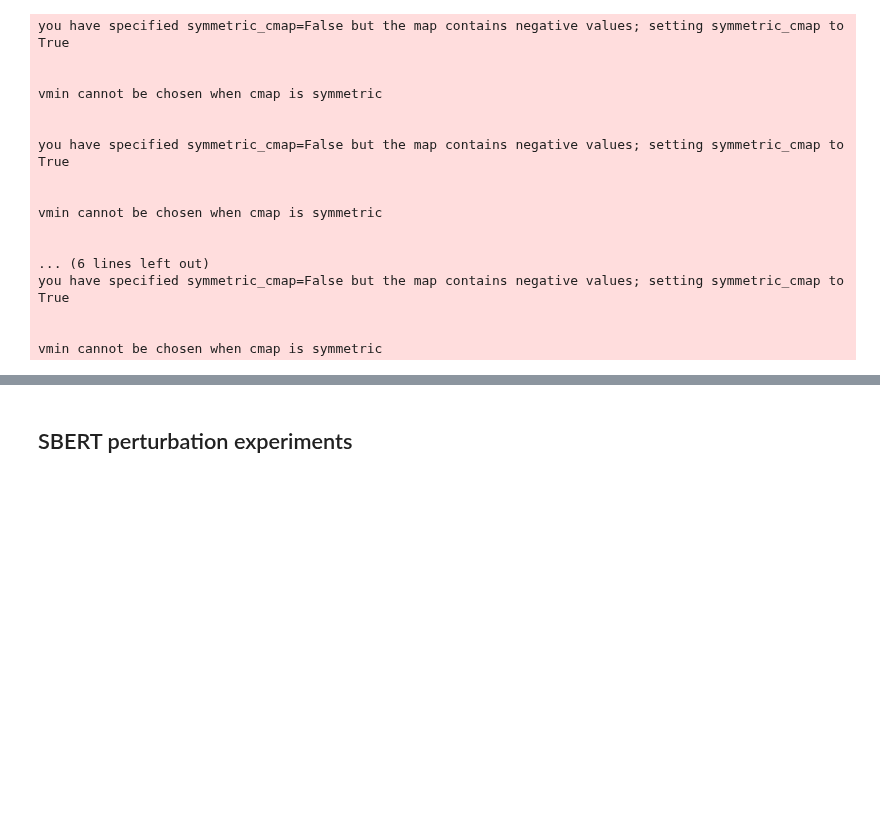
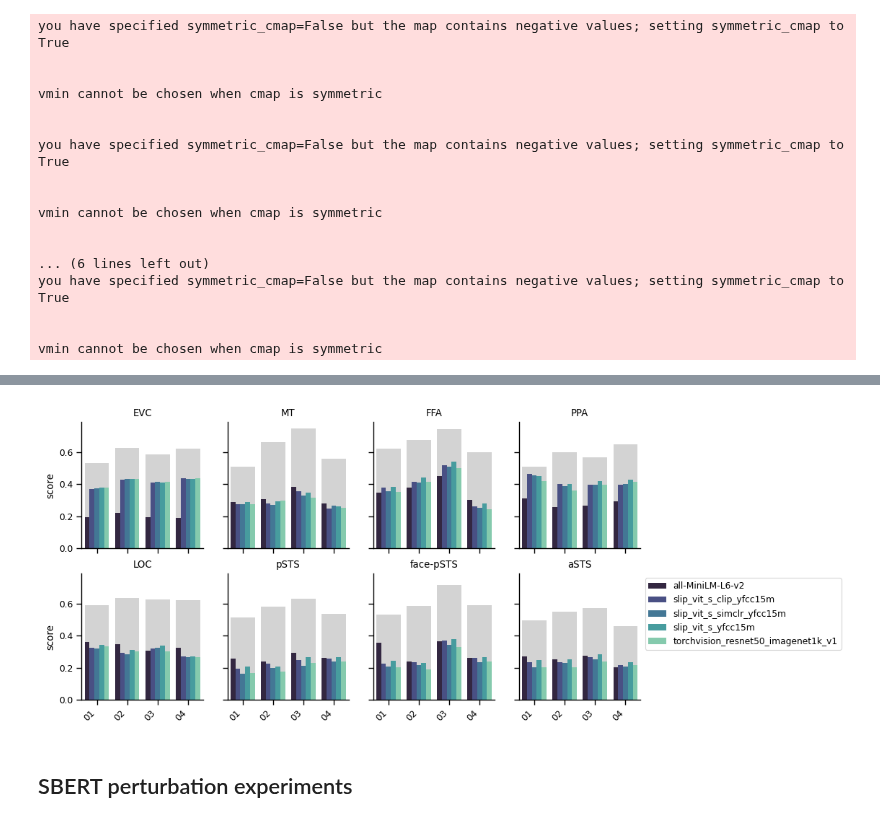
Before and after one commit to Isik-lab/SIfMRI_modeling, a Jupyter notebook: notebooks/modeling_exploration.ipynb, the cells around one changed output, grey strips where cells are left out. Drawn from its saved outputs; the diff is of its cells as text; code cells hidden in the pictures; blank space fills up the shorter version.

```diff
--- a/notebooks/modeling_exploration.ipynb
+++ b/notebooks/modeling_exploration.ipynb
@@ -245,35 +282,37 @@ array(['none', 'pSTS', 'aSTS', 'face-pSTS', 'EBA', 'LOC', 'MT', 'FFA',
 # %%
 rois = ['EVC', 'MT', 'FFA', 'PPA', 'LOC', 'pSTS', 'face-pSTS', 'aSTS']
 roi_scores = scores.loc[scores.roi_name != 'none'].reset_index(drop=True)
 cat_type = pd.CategoricalDtype(categories=rois, ordered=True)
 roi_scores['roi_name'] = roi_scores['roi_name'].astype(cat_type)
 avg_roi_scores = roi_scores.groupby(['roi_name', 'model_uid', 'subj_id']).mean(numeric_only=True).reset_index()
 
 sns.set_context(context='paper')
-_, axes = plt.subplots(2, 4, sharex=True, sharey=True)
-trim_axs(axes, len(streams))
+_, axes = plt.subplots(2, 4, sharex=True, sharey=True, figsize=(10, 5))
 axes = axes.flatten()
-stream_group = avg_stream_scores.groupby('roi_name')
-models = avg_stream_scores.model_uid.unique()
-for ax, (stream, stream_df) in zip(axes, stream_group):
-   sns.barplot(x='model_uid', y='score',
-                  data=stream_df, ax=ax,
-                  color='lightgray', errorbar=None)
-   sns.stripplot(x='model_uid', y='score',
-                  hue='subj_id', dodge=False,
-                  data=stream_df, ax=ax)
-   if stream not in ['EVC', 'high_ventral']:
-         ax.set_ylabel('')
+roi_group = avg_roi_scores.groupby('roi_name')
+subjs = ['01', '02', '03', '04']
+for ax, (roi, roi_df) in zip(axes, roi_group):
+   sns.barplot(x='subj_id', y='reliability', color='lightgray',
+               data=roi_df, ax=ax, errorbar=None,
+               zorder=0)
+   sns.barplot(x='subj_id', y='score',
+               hue='model_uid', palette='mako',
+                  data=roi_df, ax=ax, errorbar=None,
+                  zorder=1)
+   if roi not in ['EVC', 'LOC']:
+      ax.set_ylabel('')
    ax.spines['top'].set_visible(False)
    ax.spines['right'].set_visible(False)
-   ax.set_xticklabels(models, rotation=45, ha='right')
-   ax.set_title(stream)
+   ax.set_xticklabels(subjs, rotation=45, ha='right')
+   ax.set_title(roi)
    ax.set_xlabel('')
-   if stream != 'high_parietal':
+   if roi != 'aSTS':
       ax.legend().set_visible(False)
    else:
       ax.legend(loc='upper left', bbox_to_anchor=(1, 1))
 # plt.tight_layout()
+# %% [output]
+[figure, added]
 # %% [markdown]
 ## SBERT perturbation experiments
 # %%
```
Also changed, not shown: parts of 6 cells of this notebook, 2 other files.
